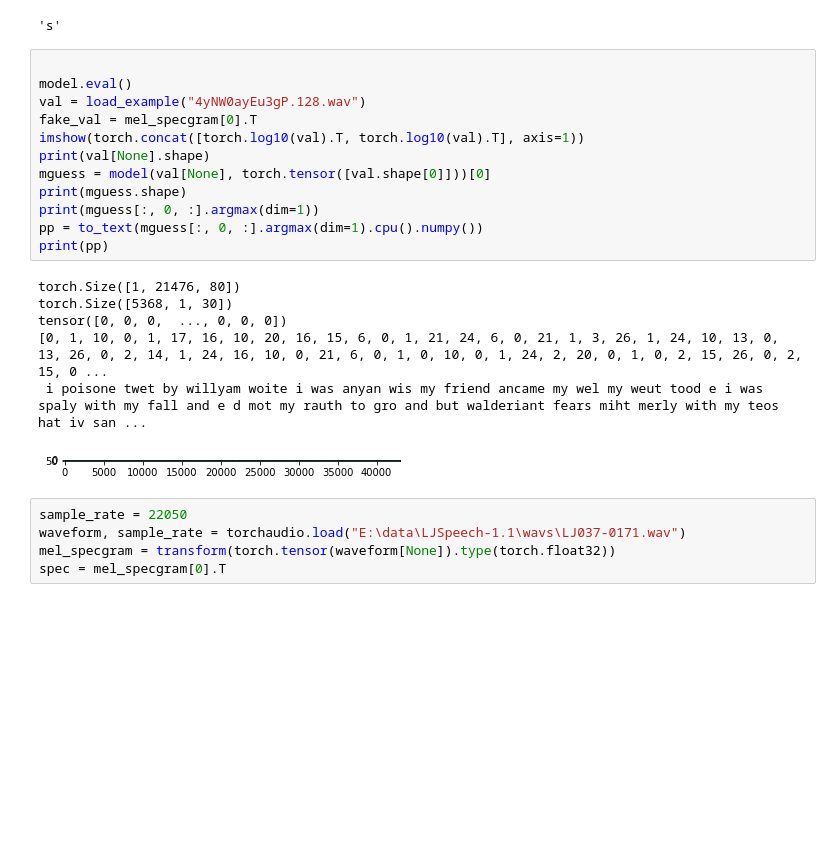
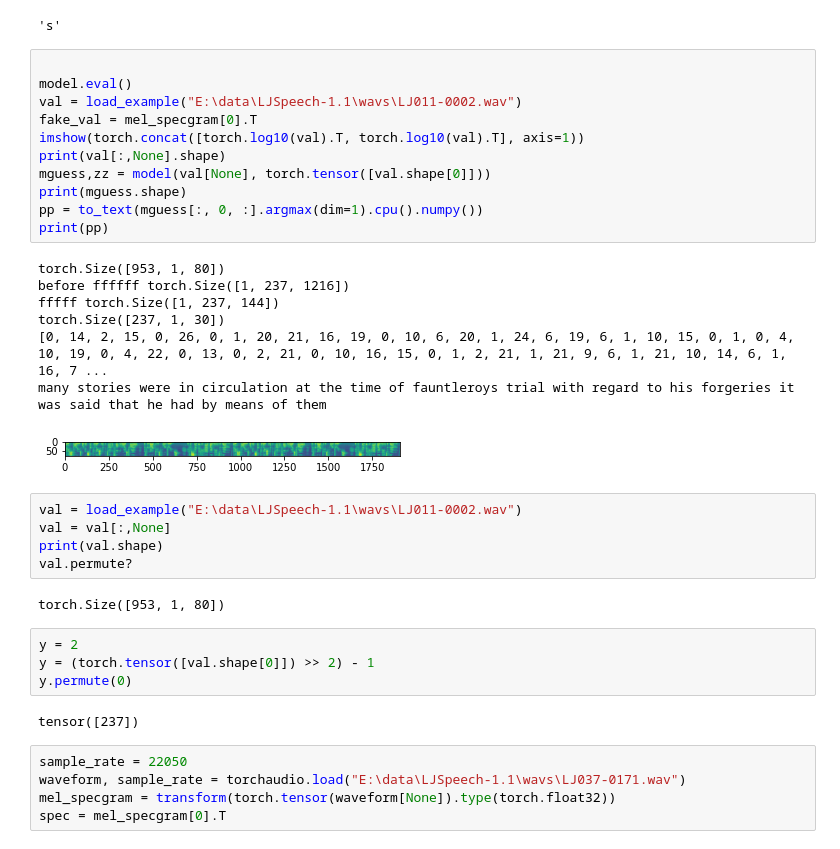
Before and after one commit to shauray8/Trachea, a Jupyter notebook: Trachea/Untitled.ipynb, the cells around one changed output. Saved outputs shown, nothing was run; the diff lists cells and outputs as text; blank space fills up the shorter version.

```diff
--- a/Trachea/Untitled.ipynb
+++ b/Trachea/Untitled.ipynb
@@ -93,22 +93,35 @@ CHARSET[19]
 # %%
 
 model.eval()
-val = load_example("4yNW0ayEu3gP.128.wav")
+val = load_example("E:\data\LJSpeech-1.1\wavs\LJ011-0002.wav")
 fake_val = mel_specgram[0].T
 imshow(torch.concat([torch.log10(val).T, torch.log10(val).T], axis=1))
-print(val[None].shape)
-mguess = model(val[None], torch.tensor([val.shape[0]]))[0]
+print(val[:,None].shape)
+mguess,zz = model(val[None], torch.tensor([val.shape[0]]))
 print(mguess.shape)
-print(mguess[:, 0, :].argmax(dim=1))
 pp = to_text(mguess[:, 0, :].argmax(dim=1).cpu().numpy())
 print(pp)
 # %% [output]
-torch.Size([1, 21476, 80])
-torch.Size([5368, 1, 30])
-tensor([0, 0, 0,  ..., 0, 0, 0])
-[0, 1, 10, 0, 1, 17, 16, 10, 20, 16, 15, 6, 0, 1, 21, 24, 6, 0, 21, 1, 3, 26, 1, 24, 10, 13, 0, 13, 26, 0, 2, 14, 1, 24, 16, 10, 0, 21, 6, 0, 1, 0, 10, 0, 1, 24, 2, 20, 0, 1, 0, 2, 15, 26, 0, 2, 15, 0 ...
- i poisone twet by willyam woite i was anyan wis my friend ancame my wel my weut tood e i was spaly with my fall and e d mot my rauth to gro and but walderiant fears miht merly with my teos hat iv san ...
+torch.Size([953, 1, 80])
+before ffffff torch.Size([1, 237, 1216])
+fffff torch.Size([1, 237, 144])
+torch.Size([237, 1, 30])
+[0, 14, 2, 15, 0, 26, 0, 1, 20, 21, 16, 19, 0, 10, 6, 20, 1, 24, 6, 19, 6, 1, 10, 15, 0, 1, 0, 4, 10, 19, 0, 4, 22, 0, 13, 0, 2, 21, 0, 10, 16, 15, 0, 1, 2, 21, 1, 21, 9, 6, 1, 21, 10, 14, 6, 1, 16, 7 ...
+many stories were in circulation at the time of fauntleroys trial with regard to his forgeries it was said that he had by means of them
-[figure, old version]
+[figure, new version]
+# %%
+val = load_example("E:\data\LJSpeech-1.1\wavs\LJ011-0002.wav")
+val = val[:,None]
+print(val.shape)
+val.permute?
+# %% [output]
+torch.Size([953, 1, 80])
+# %%
+y = 2
+y = (torch.tensor([val.shape[0]]) >> 2) - 1
+y.permute(0)
+# %% [output]
+tensor([237])
 # %%
 sample_rate = 22050
 waveform, sample_rate = torchaudio.load("E:\data\LJSpeech-1.1\wavs\LJ037-0171.wav")
```
Also changed, not shown: parts of 5 cells of this notebook, 1 other file.
